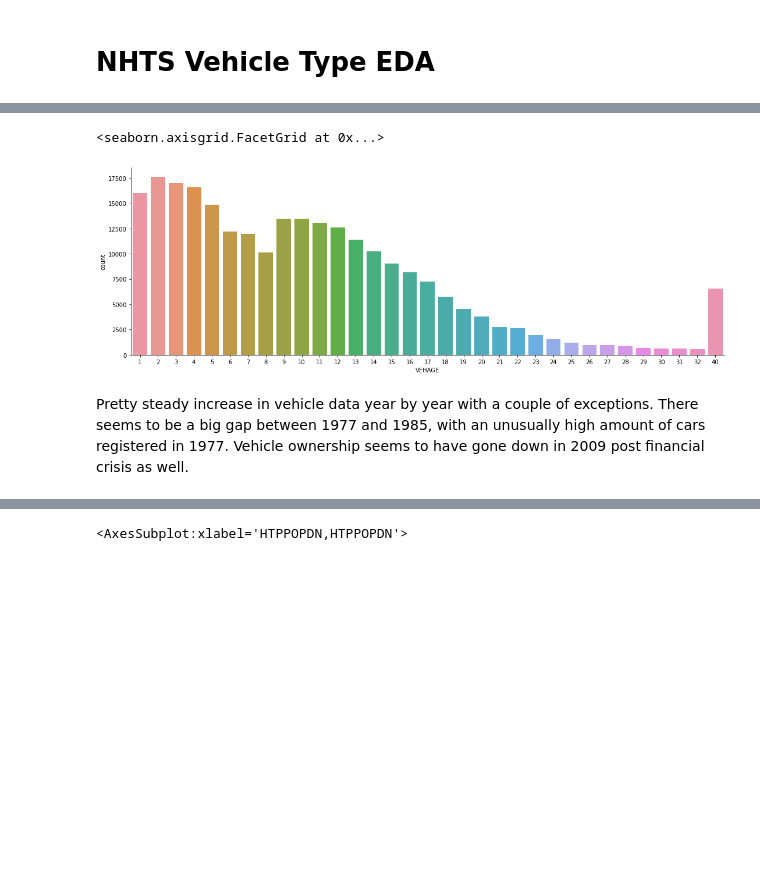
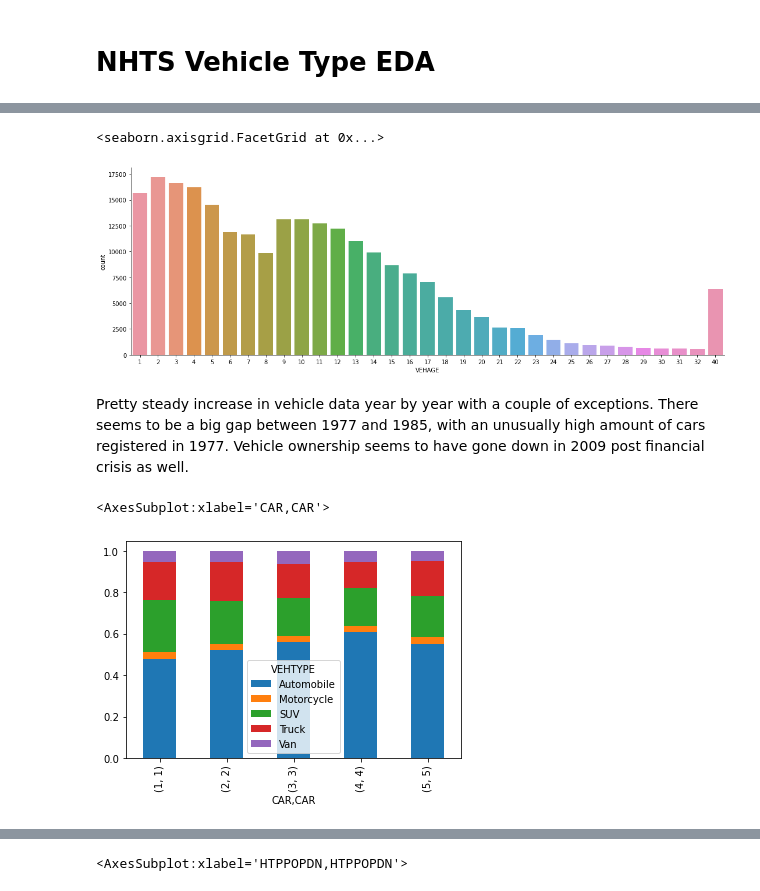
Before and after one commit to ryansliao/DSC-Capstone, a Jupyter notebook: work_files/Ryan NHTS EDA.ipynb, the cells around one changed output, grey strips where cells are left out. Saved outputs shown, nothing was run; the diff lists cells and outputs as text; code cells hidden in the pictures; blank space fills up the shorter version.

```diff
--- a/Ryan NHTS EDA.ipynb
+++ b/work_files/Ryan NHTS EDA.ipynb
@@ -16,4 +12,3 @@ trips_df.head(5)
 # %%
 vehicles_df = vehicles.merge(households[['HOUSEID', 'CNTTDHH', 'CAR', 'PRICE', 'PLACE']], on='HOUSEID', how='left')
-vehicles_df = vehicles_df.merge(trips_df, on=['HOUSEID', 'VEHID'], how='left')
 vehicles_df.head(5)
@@ -26,7 +28,10 @@ vehicles_df = vehicles_df[(vehicles_df['VEHTYPE'] > 0)
                     & (vehicles_df['FUELTYPE'] > 0)
                     & (vehicles_df['FUELTYPE'] != 97)
                     & (vehicles_df['VEHAGE'] > 0)
-                    & (vehicles_df['HTPPOPDN'] != -9)]
+                    & (vehicles_df['HTPPOPDN'] != -9)
+                    & (vehicles_df['CAR'] > 0)
+                    & (vehicles_df['PRICE'] > 0)
+                    & (vehicles_df['PLACE'] > 0)]
 vehicles_df.loc[vehicles_df['VEHTYPE'] == 1, 'VEHTYPE'] = "Automobile"
 vehicles_df.loc[vehicles_df['VEHTYPE'] == 2, 'VEHTYPE'] = "Van"
 vehicles_df.loc[vehicles_df['VEHTYPE'] == 3, 'VEHTYPE'] = "SUV"
@@ -42,6 +54,12 @@ pd.set_option('display.max_columns', 10)
 sns.catplot(data=vehicles_df[vehicles_df['VEHAGE'] >= 0], kind='count', x='VEHAGE', aspect=3)
 # %% [output]
 <seaborn.axisgrid.FacetGrid at 0x...>
-[figure, old version]
+[figure, new version]
 # %% [markdown]
 Pretty steady increase in vehicle data year by year with a couple of exceptions. There seems to be a big gap between 1977 and 1985, with an unusually high amount of cars registered in 1977. Vehicle ownership seems to have gone down in 2009 post financial crisis as well.
+# %%
+temp = vehicles_df.groupby(["CAR", "VEHTYPE"]).count()["HOUSEID"]
+temp.groupby("CAR").apply(lambda x: x / float(x.sum())).unstack().plot.bar(stacked = True)
+# %% [output]
+<AxesSubplot:xlabel='CAR,CAR'>
+[figure, added]
```
Also changed, not shown: parts of 8 cells of this notebook, 17 other files.
